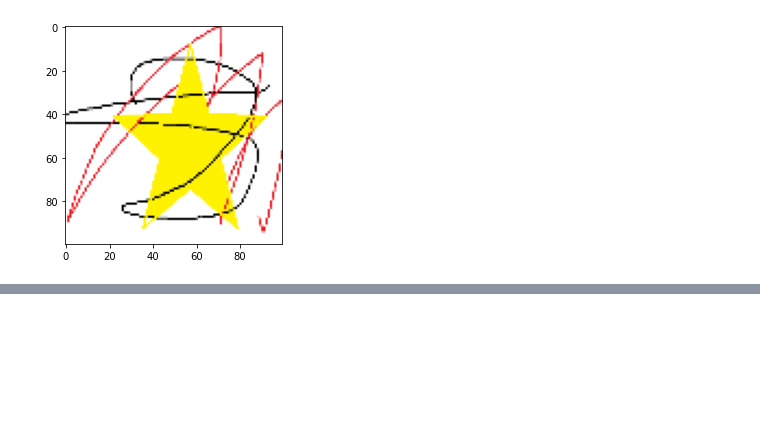
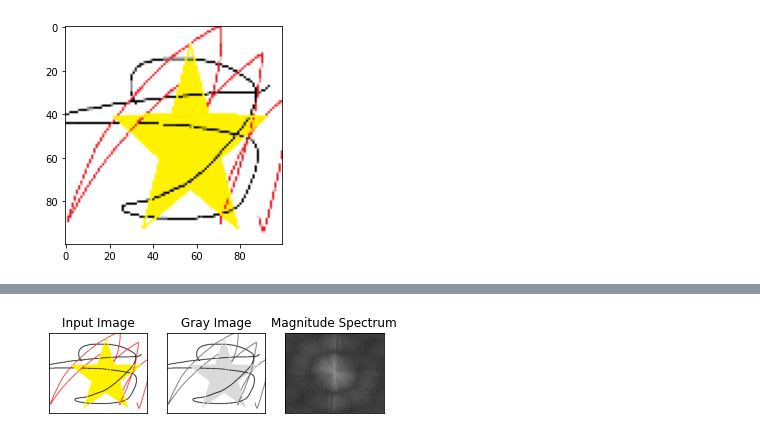
Before and after one commit to watabu/Image-monster, a Jupyter notebook: sources/test.ipynb, the cells around one changed output, grey strips where cells are left out. Cells and saved outputs as stored; diff of their text form; code cells hidden in the pictures; blank space fills up the shorter version.

```diff
--- a/sources/test.ipynb
+++ b/sources/test.ipynb
@@ -134,7 +202,7 @@ import matplotlib.pyplot as plt
 %matplotlib inline
 
 im = cv2.imread("test.png")
-im2 = cv2.imread("blue_green.png")
+im2 = cv2.imread("../pictures/blue_green.png")
 im_rgb=cv2.cvtColor(im, cv2.COLOR_BGR2RGB)
 #im_rgb = im
 
@@ -177,0 +214,90 @@ b = generateStatus(im2)
+# %%
+from math import log
+
+#ステータスを生成して返す
+def generateStatus(image, debug=False):
+    #rgb成分の割合の算出
+    bgr_hist = image.T.sum(axis=1).sum(axis=1)
+    bgr_hist = bgr_hist / max(sum(bgr_hist), 1)
+
+    #グレースケール画像
+    image_gray = cv2.cvtColor(image, cv2.COLOR_BGR2GRAY) / 256
+
+    #フーリエ変換・パワースペクトル画像の算出
+    f = np.fft.fft2(image_gray, axes=(0,1))
+    fshift = np.fft.fftshift(f)
+    foo = np.abs(fshift)
+    foo = np.where(foo < 1, 1, foo)
+    magnitude_spectrum = 20 * np.log(foo)
+
+    h, w = magnitude_spectrum.shape
+
+    #振幅の和
+    sum_spec = np.sum(magnitude_spectrum) / w / h
+    sum_spec = sum_spec if sum_spec > 0 else 1
+
+    #中心の1/4部分
+    low = np.sum(magnitude_spectrum[h//4:h*3//4, w//4:w*3//4]) / w / h
+    #それ以外　外周の部分
+    high = sum_spec - low
+
+    #それぞれの面積を考慮した値
+    high_std = high * 4 / 3 / sum_spec # 面積の3/4を占めるので 4/3倍
+    low_std = low * 4 / sum_spec # 面積の1/4を占めるので 4倍
+
+    #単純な全体に占める割合
+    high_ratio = high / sum_spec
+    low_ratio = low / sum_spec
+
+    #体力に関する定数値
+    hp_base1 = 100
+    hp_base2 = 1
+    hp_freq = (log(sum_spec) -hp_base2)
+    hp_color = (bgr_hist[1]/0.33)**2
+
+    #攻撃力に関する定数値
+    attack_base = 100
+    attack_freq = high_ratio/0.5
+    attack_color = (bgr_hist[2]/0.33)**2
+
+    #防御力に関する定数値
+    defence_base = 100
+    defence_freq = low_ratio/0.5
+    defence_color = (bgr_hist[0]/0.33)**2
+
+    status = Status()
+    status.hp = max(1, round(hp_base1 * hp_freq * hp_color))
+    status.attack = max(1, round(attack_base * attack_freq * attack_color))
+    status.defence = max(1, round(defence_base * defence_freq * defence_color))
+
+    if debug:
+        #テスト用の出力
+        im_rgb=cv2.cvtColor(image, cv2.COLOR_BGR2RGB)
+        plt.gray()
+        plt.subplot(131),plt.imshow(im_rgb)
+        plt.title('Input Image'), plt.xticks([]), plt.yticks([])
+        plt.subplot(132),plt.imshow(image_gray)
+        plt.title('Gray Image'), plt.xticks([]), plt.yticks([])
+        plt.subplot(133),plt.imshow(np.round(magnitude_spectrum.astype(np.uint8)), cmap = 'gray')
+        plt.title('Magnitude Spectrum'), plt.xticks([]), plt.yticks([])
+        plt.show()
+        #print("bgr: " , bgr_hist)
+        #print("sum:", sum_spec, log(sum_spec))
+        #print("high:", high, high_ratio, high_std)
+        #print("low:", low, low_ratio, low_std)
+
+        print("base * freq * color = value")
+        print("hp(green) info : %f * %f * %f = %d" % (hp_base1, hp_freq, hp_color, status.hp))
+        print("atk(red) info: %f * %f * %f = %d" % (attack_base, attack_freq, attack_color, status.attack))
+        print("def(blue) info: %f * %f * %f = %d" % (defence_base, defence_freq, defence_color, status.defence))
+
+        print("status:", status.hp, status.attack, status.defence)
+        print("")
+
+    return status
+
+
+a = generateStatus(im, True)
+b = generateStatus(im2, True)
+# %% [output]
+[figure, added]
```
Also changed, not shown: parts of 5 cells of this notebook, 16 other files.
